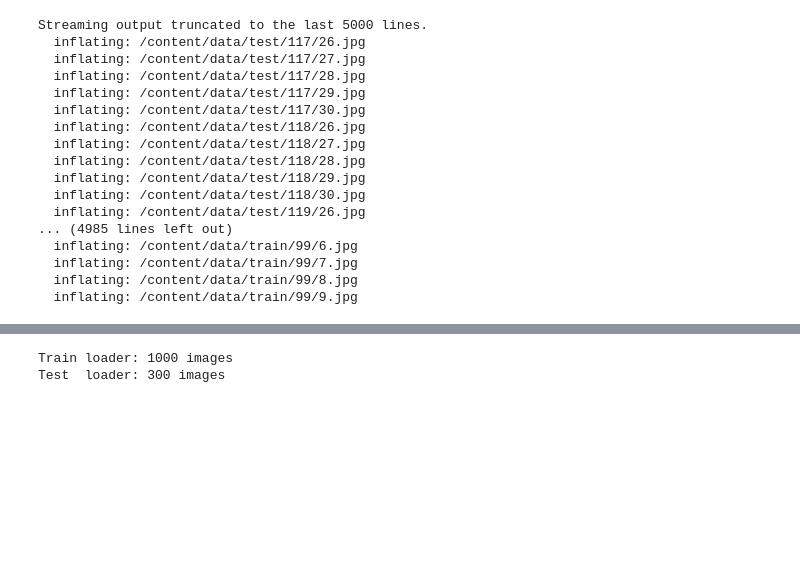
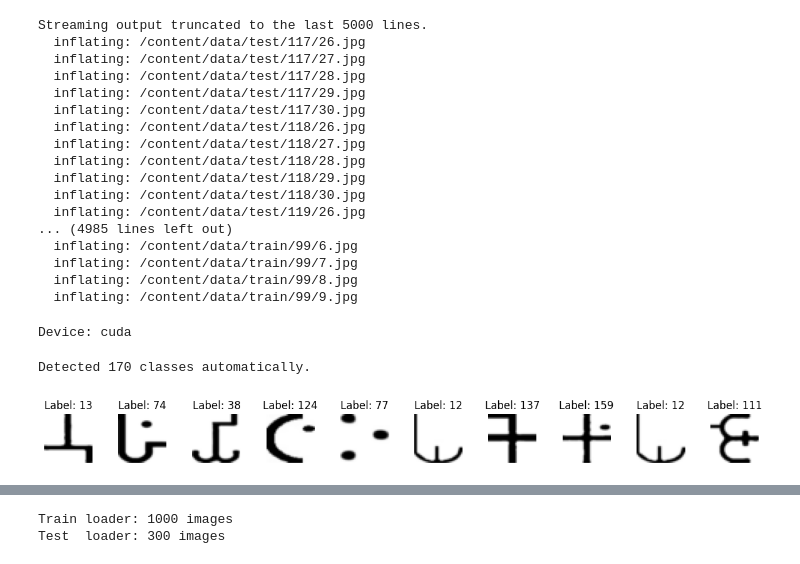
Before and after one commit to ashishar/Convolutional-Neural-Network, a Jupyter notebook: Brahmi_restoration.ipynb, the cells around one changed output, grey strips where cells are left out. Saved outputs shown, nothing was run; the diff lists cells and outputs as text; code cells hidden in the pictures; blank space fills up the shorter version.

```diff
--- a/Brahmi_restoration.ipynb
+++ b/Brahmi_restoration.ipynb
@@ -42,6 +42,21 @@ Streaming output truncated to the last 5000 lines.
   inflating: /content/data/train/99/7.jpg
   inflating: /content/data/train/99/8.jpg
   inflating: /content/data/train/99/9.jpg
+# %%
+import math, random, os, numpy as np, torch
+import torch.nn.functional as F
+from torchvision import datasets, transforms
+from torch.utils.data import Dataset, DataLoader, Subset
+import pennylane as qml
+
+#from transformers import T5TokenizerFast, T5ForConditionalGeneration, Seq2SeqTrainer, Seq2SeqTrainingArguments, DataCollatorForSeq2Seq
+
+SEED = 42
+random.seed(SEED); torch.manual_seed(SEED)
+device = "cuda" if torch.cuda.is_available() else "cpu"
+print("Device:", device)
+# %% [output]
+Device: cuda
 # %%
 import torch
 from torchvision import datasets, transforms
@@ -75,7 +90,7 @@ def skeletonize_image(image):
 # Custom function to flatten and normalize the image
 def flatten_and_normalize(img):
     img = img.view(-1)  # Flatten the image
-    img = img[:127]  # Use only the first 127 pixels
+    #img = img[:127]  # Use only the first 127 pixels
     #norm = img.norm(p=1)  # Calculate the L2 norm
     #img = img / norm  # Normalize the image
     return img
@@ -87,7 +102,7 @@ def histogram_normalize(img):
     return torch.tensor(img_eq).unsqueeze(0)  # Convert back to tensor and add channel dimension
 
 
-image_size= 28
+image_size= 32
 # Define the transform to resize, inspect size, flatten, and normalize the images
 transform = transforms.Compose([
     transforms.Grayscale(num_output_channels=1),  # Convert to grayscale
@@ -97,14 +112,61 @@ transform = transforms.Compose([
 #    transforms.Lambda(lambda x: binarize_image(x, threshold=0.5)),  # Binarize the image
 #    transforms.Lambda(skeletonize_image),  # Skeletonize the image
 #    transforms.Lambda(lambda x: print(f"Image shape before flattening: {x.shape}") or x),  # Inspect size
-    transforms.Lambda(flatten_and_normalize)  # Flatten and normalize
+#    transforms.Lambda(flatten_and_normalize)  # Flatten and normalize
 ])
 
 # Load the datasets with the defined transformation
 train_dataset_all = datasets.ImageFolder(root='/content/data/train', transform=transform)
 test_dataset_all = datasets.ImageFolder(root='/content/data/test', transform=transform)
 
-batch_size=32
+batch_size=10
+
+# take first 100 and 30 samples
+train_subset = Subset(train_dataset_all, range(1000))
+test_subset  = Subset(test_dataset_all, range(300))
+
 # Create DataLoaders
 train_loader = DataLoader(train_dataset_all, batch_size=batch_size, shuffle=True)
 test_loader = DataLoader(test_dataset_all, batch_size=batch_size, shuffle=False)
+# %%
+# Try to infer number of classes automatically from your loader
+try:
+    # Works for ImageFolder or similar datasets
+    N_CLASSES = len(train_loader.dataset.classes)
+except AttributeError:
+    # If dataset has targets or labels attribute
+    if hasattr(train_loader.dataset, "targets"):
+        N_CLASSES = len(set(train_loader.dataset.targets))
+    elif hasattr(train_loader.dataset, "labels"):
+        N_CLASSES = len(set(train_loader.dataset.labels))
+    else:
+        # As a fallback, infer from one batch
+        sample_batch = next(iter(train_loader))
+        _, sample_labels = sample_batch
+        N_CLASSES = int(torch.max(sample_labels).item() + 1)
+print(f"Detected {N_CLASSES} classes automatically.")
+# %% [output]
+Detected 170 classes automatically.
+# %%
+import matplotlib.pyplot as plt
+import numpy as np
+
+# Load a batch of images from the train_loader
+dataiter = iter(train_loader)
+images, labels = next(dataiter)  # Use the built-in next() function
+
+# Reshape the flattened images back to 28x28
+images = images.view(-1, image_size, image_size)
+
+# Plot a few images from the batch
+fig, axes = plt.subplots(1, 10, figsize=(15,1))
+for i in range(10):
+    img = images[i] / 2 + 0.5  # Unnormalize if the images were normalized
+    ax = axes[i]
+    ax.imshow(img.numpy(), cmap='gray')  # Plot in grayscale
+    ax.set_title(f'Label: {labels[i]}')
+    ax.axis('off')
+
+plt.show()
+# %% [output]
+[figure, added]
```
Also changed, not shown: parts of 5 cells of this notebook.
